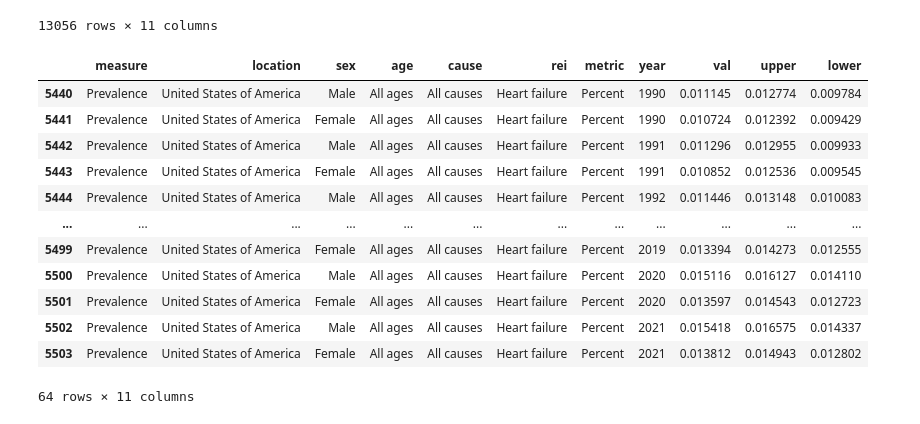
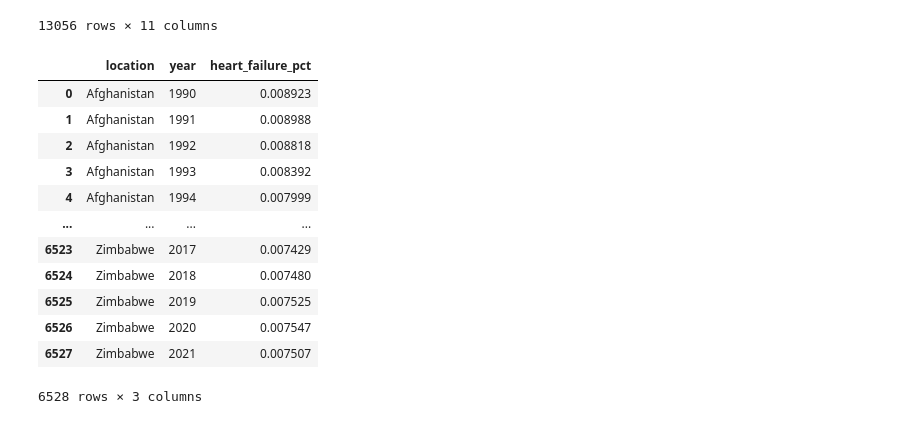
Before and after one commit to DrewRichard7/cost_of_health_shiny_app, a Jupyter notebook: notebooks/ar_data_exploration.ipynb, the cells around one changed output. Cells and saved outputs as stored; diff of their text form; code cells hidden in the pictures.

```diff
--- a/notebooks/ar_data_exploration.ipynb
+++ b/notebooks/ar_data_exploration.ipynb
@@ -247,19 +263,27 @@ display(ihme_heart_failure_number)
 | 13054 | Prevalence | Republic of Sudan | Male | All ages | All causes | Heart failure | Number | 2021 | 103037.231167 | 118601.400313 | 88035.924746 |
 | 13055 | Prevalence | Republic of Sudan | Female | All ages | All causes | Heart failure | Number | 2021 | 68192.304929 | 78666.033438 | 58969.226453 |
 13056 rows × 11 columns
-# %%
-ihme_heart_failure_prevalence[ihme_heart_failure_prevalence['location'] == 'United States of America']
-# %% [output]
-|  | measure | location | sex | age | cause | rei | metric | year | val | upper | lower |
-| 5440 | Prevalence | United States of America | Male | All ages | All causes | Heart failure | Percent | 1990 | 0.011145 | 0.012774 | 0.009784 |
-| 5441 | Prevalence | United States of America | Female | All ages | All causes | Heart failure | Percent | 1990 | 0.010724 | 0.012392 | 0.009429 |
-| 5442 | Prevalence | United States of America | Male | All ages | All causes | Heart failure | Percent | 1991 | 0.011296 | 0.012955 | 0.009933 |
-| 5443 | Prevalence | United States of America | Female | All ages | All causes | Heart failure | Percent | 1991 | 0.010852 | 0.012536 | 0.009545 |
-| 5444 | Prevalence | United States of America | Male | All ages | All causes | Heart failure | Percent | 1992 | 0.011446 | 0.013148 | 0.010083 |
-| ... | ... | ... | ... | ... | ... | ... | ... | ... | ... | ... | ... |
-| 5499 | Prevalence | United States of America | Female | All ages | All causes | Heart failure | Percent | 2019 | 0.013394 | 0.014273 | 0.012555 |
-| 5500 | Prevalence | United States of America | Male | All ages | All causes | Heart failure | Percent | 2020 | 0.015116 | 0.016127 | 0.014110 |
-| 5501 | Prevalence | United States of America | Female | All ages | All causes | Heart failure | Percent | 2020 | 0.013597 | 0.014543 | 0.012723 |
-| 5502 | Prevalence | United States of America | Male | All ages | All causes | Heart failure | Percent | 2021 | 0.015418 | 0.016575 | 0.014337 |
-| 5503 | Prevalence | United States of America | Female | All ages | All causes | Heart failure | Percent | 2021 | 0.013812 | 0.014943 | 0.012802 |
-64 rows × 11 columns
+# %%
+# Combine male and female in the sex column for each country and year
+ihme_heart_failure = ihme_heart_failure_prevalence.groupby(['location', 'year']).sum().reset_index()
+# %%
+# adjust string columns that got combined
+ihme_heart_failure['sex'] = ihme_heart_failure['sex'].str.replace('MaleFemale', 'Both')
+ihme_heart_failure['rei'] = ihme_heart_failure['rei'].str.replace('Heart failureHeart failure', 'Heart failure')
+# slice out desired data
+ihme_heart_failure = ihme_heart_failure[['location', 'year', 'val']].rename(columns={'val': 'heart_failure_pct'})
+ihme_heart_failure
+# %% [output]
+|  | location | year | heart_failure_pct |
+| 0 | Afghanistan | 1990 | 0.008923 |
+| 1 | Afghanistan | 1991 | 0.008988 |
+| 2 | Afghanistan | 1992 | 0.008818 |
+| 3 | Afghanistan | 1993 | 0.008392 |
+| 4 | Afghanistan | 1994 | 0.007999 |
+| ... | ... | ... | ... |
+| 6523 | Zimbabwe | 2017 | 0.007429 |
+| 6524 | Zimbabwe | 2018 | 0.007480 |
+| 6525 | Zimbabwe | 2019 | 0.007525 |
+| 6526 | Zimbabwe | 2020 | 0.007547 |
+| 6527 | Zimbabwe | 2021 | 0.007507 |
+6528 rows × 3 columns
```
Also changed, not shown: parts of 4 cells of this notebook, 1 other file.
